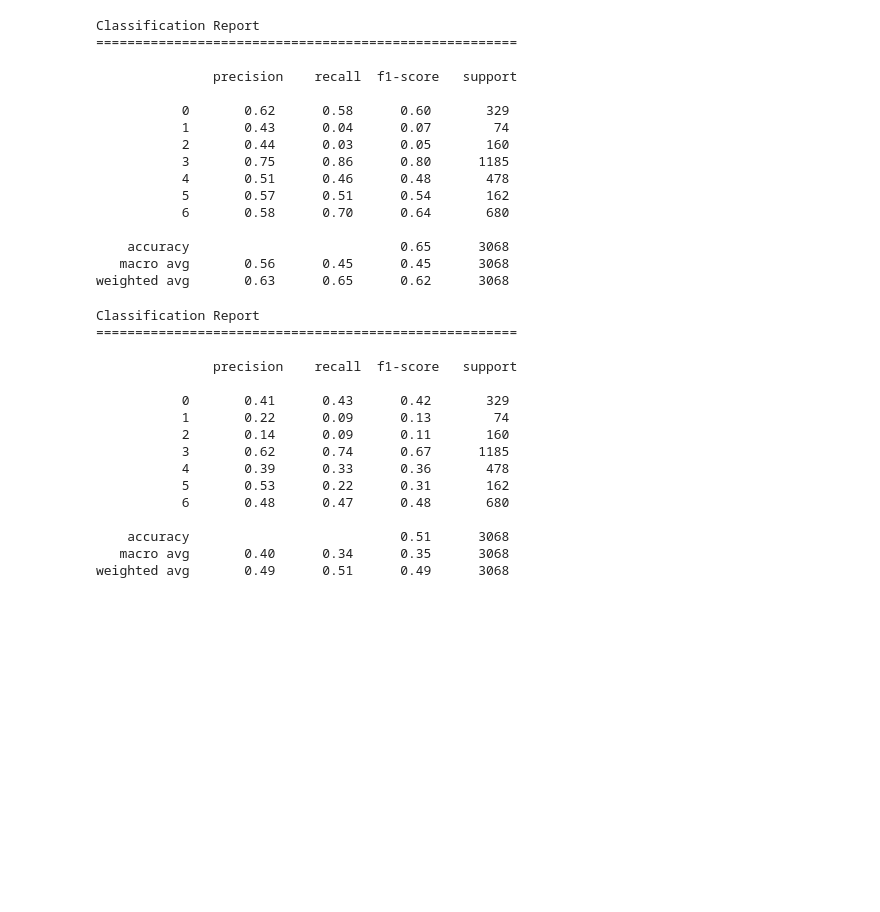
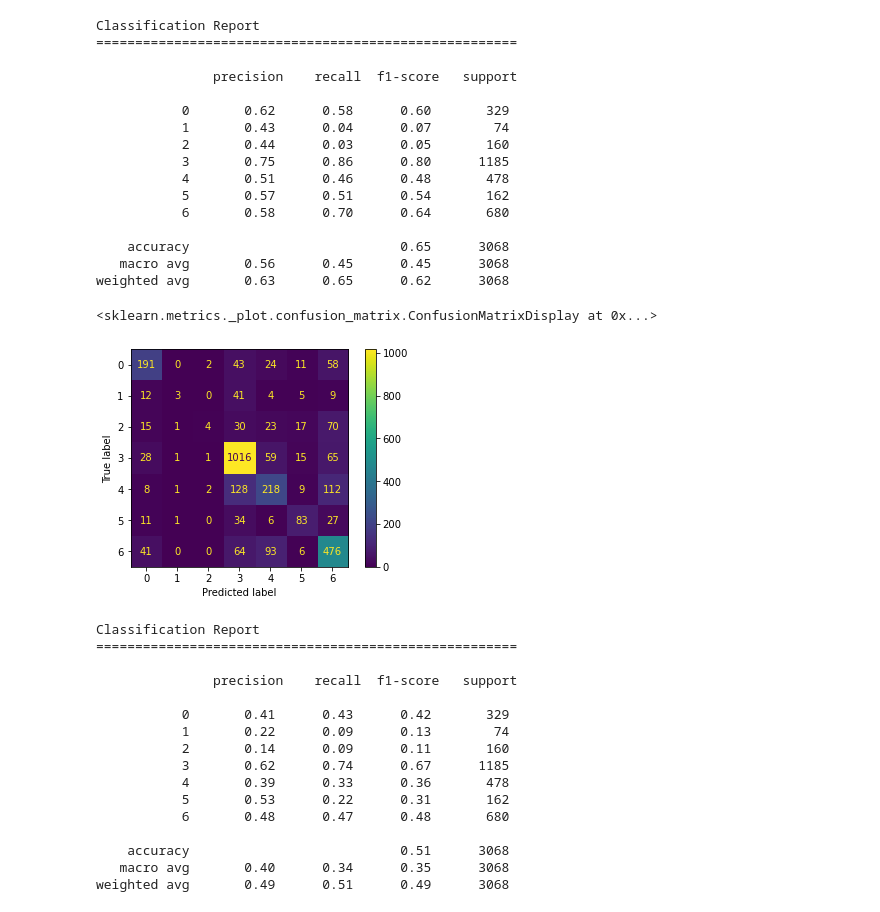
Before and after one commit to legobridge/facial-expression-recognition, a Jupyter notebook: notebooks/baseline.ipynb, the cells around one changed output. Saved outputs shown, nothing was run; the diff lists cells and outputs as text; code cells hidden in the pictures; blank space fills up the shorter version.

Commit message:
Added confusion matrix

```diff
--- a/notebooks/baseline.ipynb
+++ b/notebooks/baseline.ipynb
@@ -63,6 +63,11 @@ Classification Report
     accuracy                           0.65      3068
    macro avg       0.56      0.45      0.45      3068
 weighted avg       0.63      0.65      0.62      3068
+# %%
+ConfusionMatrixDisplay.from_predictions(test_df['label'].tolist(), pred)
+# %% [output]
+<sklearn.metrics._plot.confusion_matrix.ConfusionMatrixDisplay at 0x...>
+[figure, added]
 # %%
 knn.fit(train, train_df['label'])
 pred = knn.predict(test)
```
Also changed, not shown: parts of 7 cells of this notebook.
